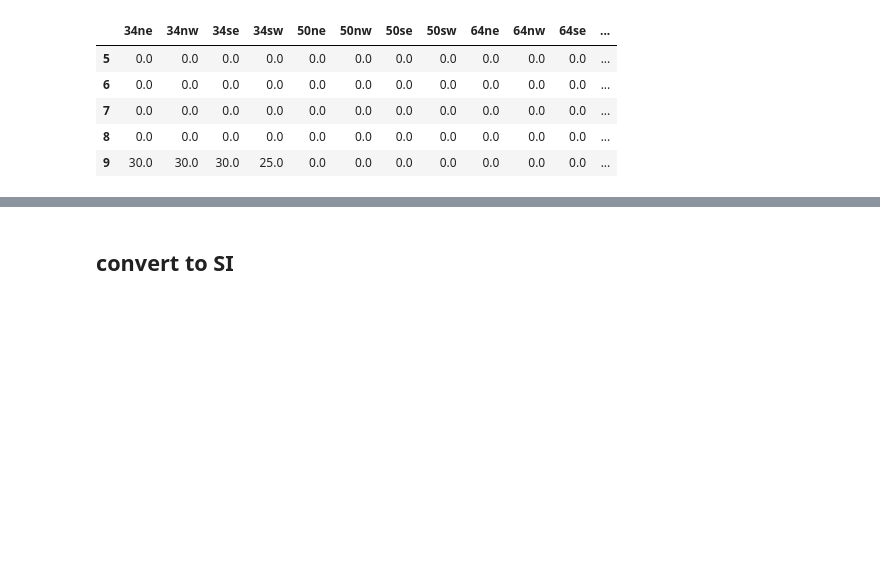
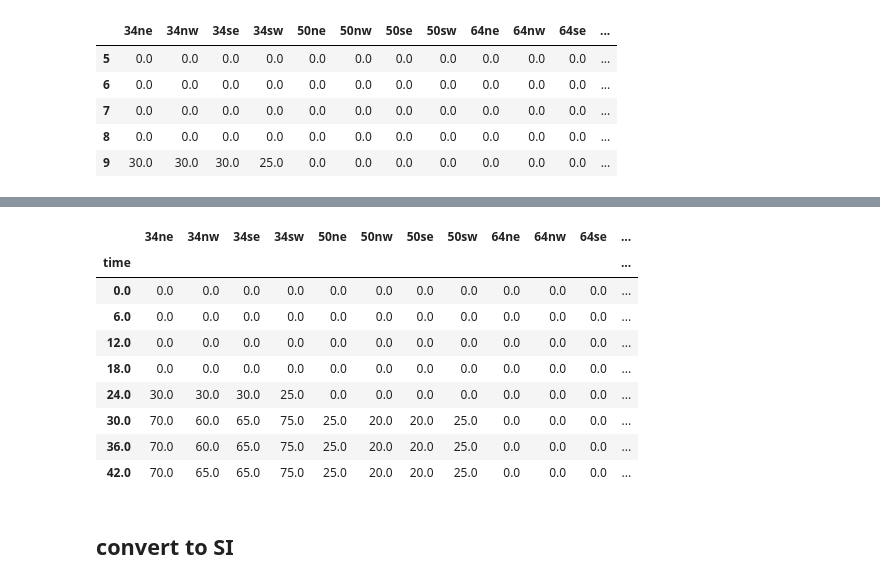
Before and after one commit to ec-jrc/pyStorms, a Jupyter notebook: Op3.ipynb, the cells around one changed output, grey strips where cells are left out. Saved outputs shown, nothing was run; the diff lists cells and outputs as text; code cells hidden in the pictures; blank space fills up the shorter version.

```diff
--- a/Op3.ipynb
+++ b/Op3.ipynb
@@ -202,7 +213,7 @@ pcenter=dat['jtwc_sh_pres'][:13]
 vmaxh=dat['jtwc_sh_wind'][:13] # 10 minute wind in Knots
 rmaxh=dat['jtwc_sh_rmw'][:13]*nm2m
 # %%
-dic={'time':time, 'lat':lat,'lon':lon,'pcenter':pcenter,'vmax':vmaxh, 'rmax':rmaxh, '34ne': w34ne, '34nw': w34nw, '34se':w34se, '34sw':w34sw, '50ne': w50ne, '50nw': w50nw, '50se':w50se, '50sw':w50sw,'64ne': w64ne, '64nw': w64nw, '64se':w64se, '64sw':w64sw}
+dic={'t':time, 'lat':lat,'lon':lon,'pcenter':pcenter,'vmax':vmaxh, 'rmax':rmaxh, '34ne': w34ne, '34nw': w34nw, '34se':w34se, '34sw':w34sw, '50ne': w50ne, '50nw': w50nw, '50se':w50se, '50sw':w50sw,'64ne': w64ne, '64nw': w64nw, '64se':w64se, '64sw':w64sw}
 # %%
 inpData=pd.DataFrame(dic)
 # %%
@@ -345,6 +360,17 @@ inpData.head()
 # %%
-#inpData=inpData.set_index('time')
-#inpData
+inpData=inpData.set_index('time')
+inpData
+# %% [output]
+|  | 34ne | 34nw | 34se | 34sw | 50ne | 50nw | 50se | 50sw | 64ne | 64nw | 64se | ... |
+| time |  |  |  |  |  |  |  |  |  |  |  | ... |
+| 0.0 | 0.0 | 0.0 | 0.0 | 0.0 | 0.0 | 0.0 | 0.0 | 0.0 | 0.0 | 0.0 | 0.0 | ... |
+| 6.0 | 0.0 | 0.0 | 0.0 | 0.0 | 0.0 | 0.0 | 0.0 | 0.0 | 0.0 | 0.0 | 0.0 | ... |
+| 12.0 | 0.0 | 0.0 | 0.0 | 0.0 | 0.0 | 0.0 | 0.0 | 0.0 | 0.0 | 0.0 | 0.0 | ... |
+| 18.0 | 0.0 | 0.0 | 0.0 | 0.0 | 0.0 | 0.0 | 0.0 | 0.0 | 0.0 | 0.0 | 0.0 | ... |
+| 24.0 | 30.0 | 30.0 | 30.0 | 25.0 | 0.0 | 0.0 | 0.0 | 0.0 | 0.0 | 0.0 | 0.0 | ... |
+| 30.0 | 70.0 | 60.0 | 65.0 | 75.0 | 25.0 | 20.0 | 20.0 | 25.0 | 0.0 | 0.0 | 0.0 | ... |
+| 36.0 | 70.0 | 60.0 | 65.0 | 75.0 | 25.0 | 20.0 | 20.0 | 25.0 | 0.0 | 0.0 | 0.0 | ... |
+| 42.0 | 70.0 | 65.0 | 65.0 | 75.0 | 25.0 | 20.0 | 20.0 | 25.0 | 0.0 | 0.0 | 0.0 | ... |
 # %% [markdown]
 ## convert to SI
 # %%
```
Also changed, not shown: parts of 22 cells of this notebook, 7 other files.
